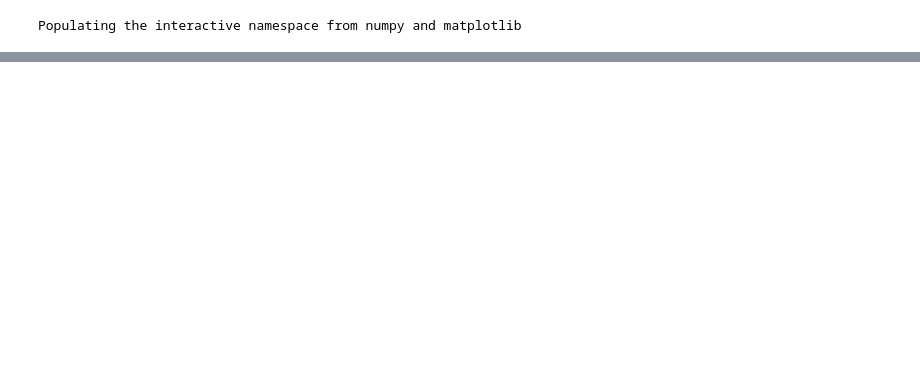
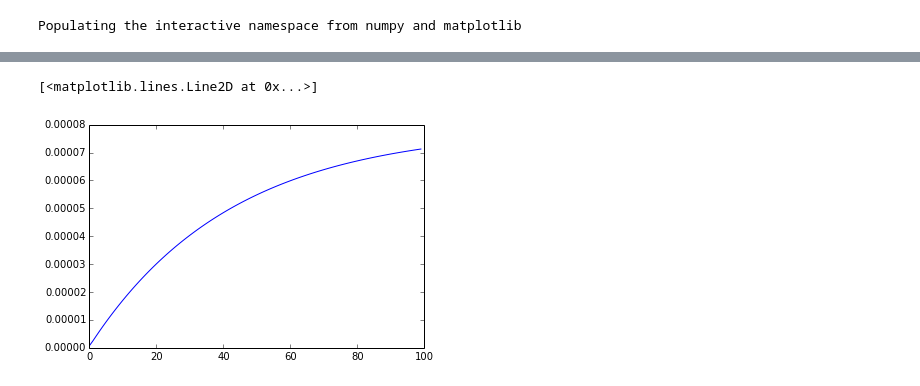
Before and after one commit to BrantCarlson/microTDFL, a Jupyter notebook: microTDFL_stepbystep.ipynb, the cells around one changed output, grey strips where cells are left out. Saved outputs shown, nothing was run; the diff lists cells and outputs as text; code cells hidden in the pictures; blank space fills up the shorter version.

```diff
--- a/microTDFL_stepbystep.ipynb
+++ b/microTDFL_stepbystep.ipynb
@@ -120,0 +127,5 @@ show()
+# %%
+plot(completeQHist[:,-1])
+# %% [output]
+[<matplotlib.lines.Line2D at 0x...>]
+[figure, added]
```
Also changed, not shown: parts of 5 cells of this notebook, 1 other file.
